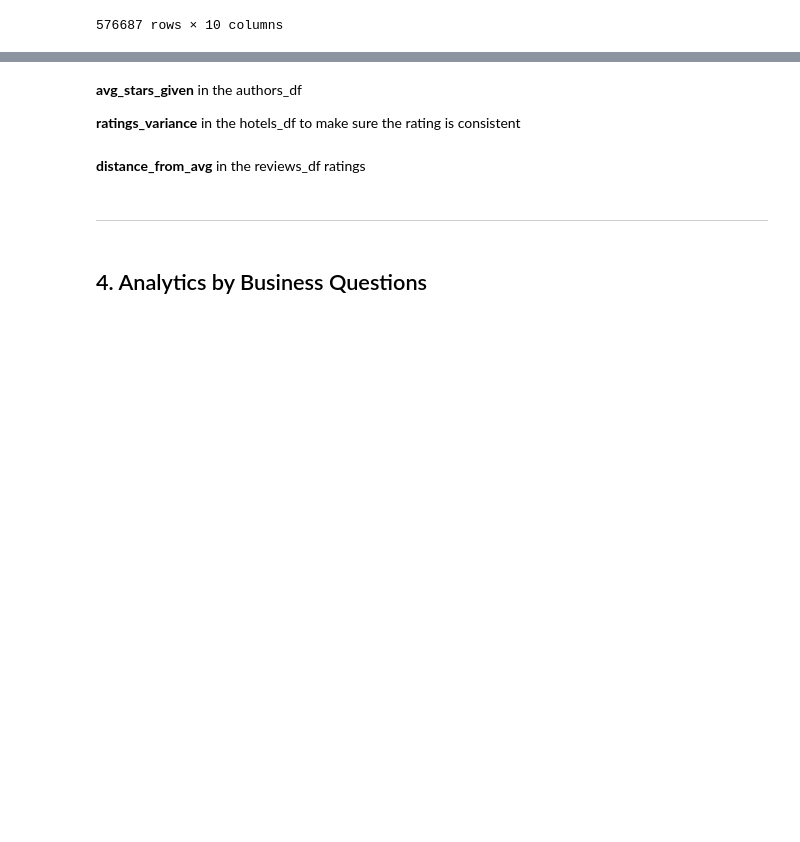
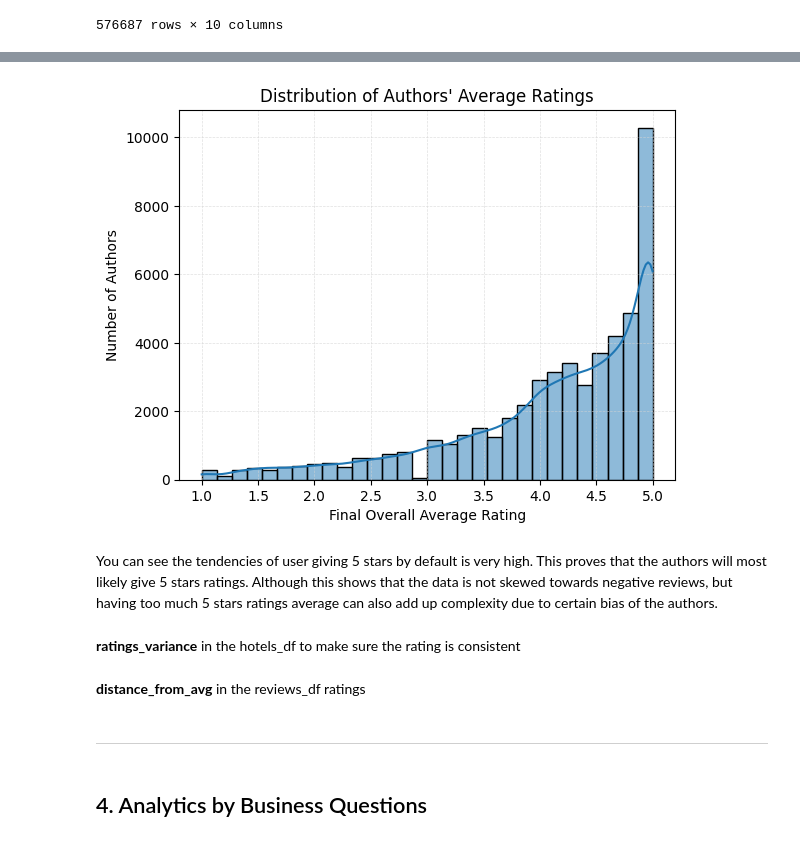
Before and after one commit to nadiavictoria/IS512-Hotel-Analytics, a Jupyter notebook: notebooks/02_exploratory_analysis.ipynb, the cells around one changed output, grey strips where cells are left out. Drawn from its saved outputs; the diff is of its cells as text; code cells hidden in the pictures; blank space fills up the shorter version.

```diff
--- a/notebooks/02_exploratory_analysis.ipynb
+++ b/notebooks/02_exploratory_analysis.ipynb
@@ -740,0 +769,5 @@ plt.show()
+# %%
+stars_df = reviews_df[['review_id', 'author_id', 'service_rating', 'cleanliness_rating', 'overall_rating', 	'value_rating', 'location_rating', 'sleep_quality_rating', 'rooms_rating', 'check_in_service_rating', 'business_service_rating']].copy()
+stars_df['author_id'].isna().sum()
+
+stars_df
@@ -740,0 +788,14 @@ plt.show()
+# %%
+rating_cols = [
+    'service_rating', 'cleanliness_rating', 'overall_rating', 'value_rating',
+    'location_rating', 'sleep_quality_rating', 'rooms_rating', 'check_in_service_rating',
+    'business_service_rating'
+]
+
+stars_df = stars_df.groupby('author_id')[rating_cols].mean()
+stars_df['final_overall_avg'] = stars_df.mean(axis=1)
+
+# Reset index and rename to align with authors_df
+stars_df.reset_index(inplace=True)
+stars_df.rename(columns={'author_id': 'id'}, inplace=True)
+stars_df.sample(100)
@@ -740,0 +818,3 @@ plt.show()
+# %%
+authors_df = authors_df.merge(stars_df, on='id', how='left')
+authors_df.sample(10)
@@ -741,6 +833,15 @@ plt.show()
+# %%
+sns.histplot(authors_df['final_overall_avg'], bins=30, kde=True)
+plt.xlabel("Final Overall Average Rating")
+plt.ylabel("Number of Authors")
+plt.title("Distribution of Authors' Average Ratings")
+plt.grid(True, color='lightgray', linestyle='--', linewidth=0.5, alpha=0.7)
+plt.show()
+# %% [output]
+[figure, added]
+# %% [markdown]
+You can see the tendencies of user giving 5 stars by default is very high. This proves that the authors will most likely give 5 stars ratings. Although this shows that the data is not skewed towards negative reviews, but having too much 5 stars ratings average can also add up complexity due to certain bias of the authors.
 # %% [markdown]
-**avg_stars_given** in the authors_df
-
 **ratings_variance** in the hotels_df to make sure the rating is consistent
 # %% [markdown]
 **distance_from_avg** in the reviews_df ratings
```
Also changed, not shown: parts of 11 cells of this notebook.
